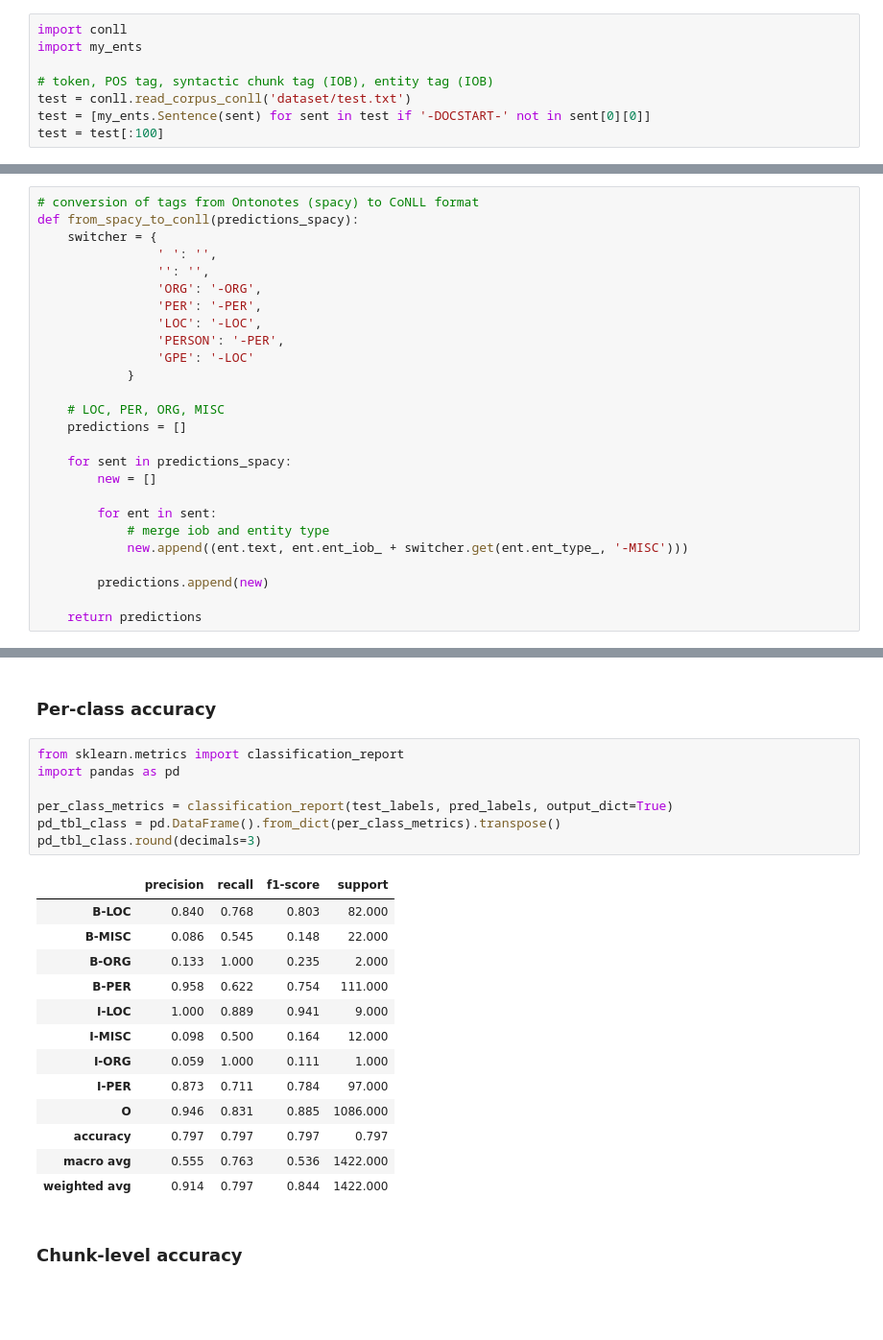
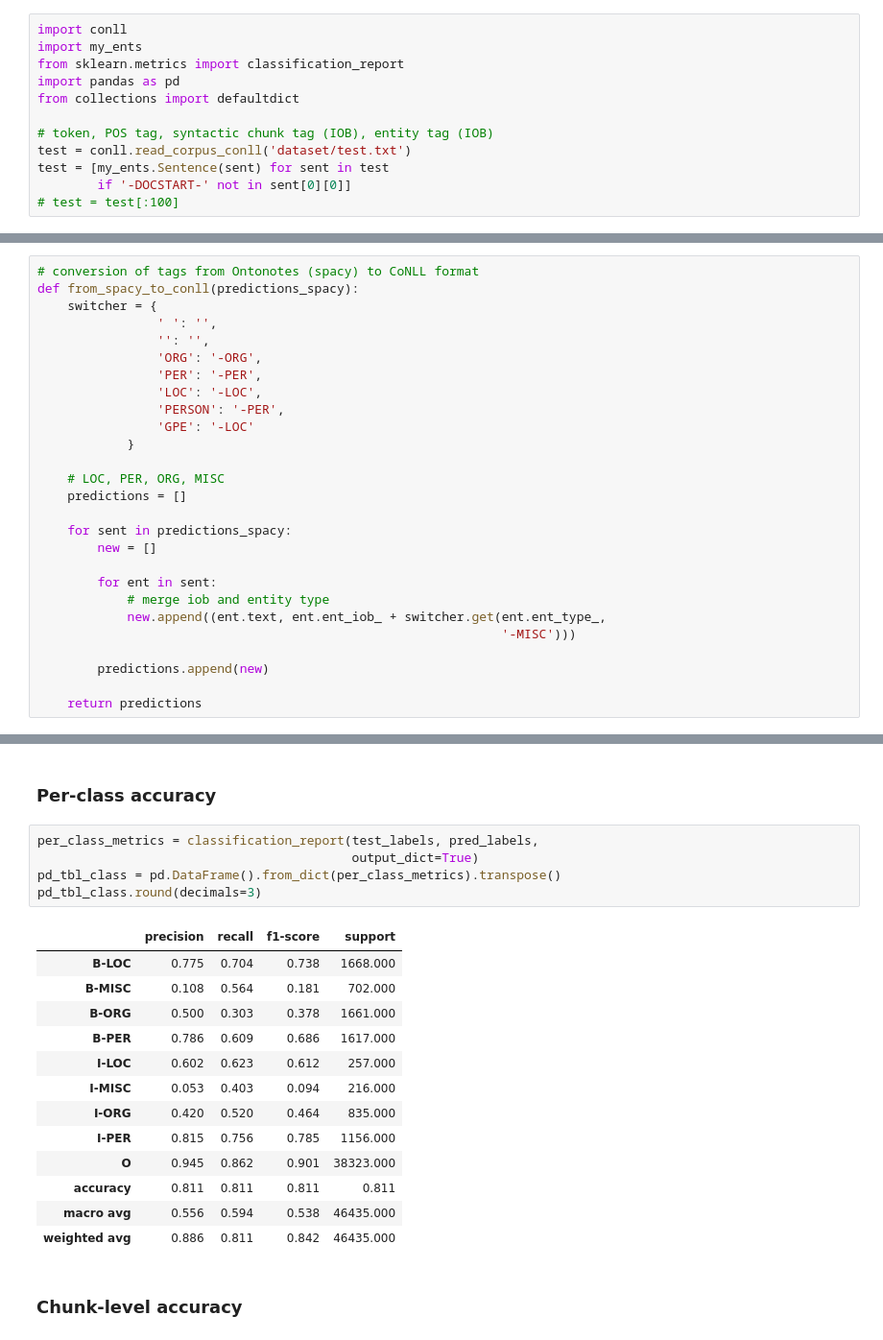
Before and after one commit to andrearigo-dev/nlu-assignment-2, a Jupyter notebook: assignment-2.ipynb, the cells around one changed output, grey strips where cells are left out. Shown at 96% size. Cells and saved outputs as stored; diff of their text form; blank space fills up the shorter version.

```diff
--- a/assignment-2.ipynb
+++ b/assignment-2.ipynb
@@ -24,11 +24,15 @@ The CoNLL-2003 shared task data files contain four columns separated by a single
 # %%
 import conll
 import my_ents
+from sklearn.metrics import classification_report
+import pandas as pd
+from collections import defaultdict
 
 # token, POS tag, syntactic chunk tag (IOB), entity tag (IOB)
 test = conll.read_corpus_conll('dataset/test.txt')
-test = [my_ents.Sentence(sent) for sent in test if '-DOCSTART-' not in sent[0][0]]
-test = test[:100]
+test = [my_ents.Sentence(sent) for sent in test
+        if '-DOCSTART-' not in sent[0][0]]
+# test = test[:100]
 # %% [markdown]
 # 0. Evaluate spaCy NER on CoNLL 2003 data (provided)
 - report token-level performance (per class and total)
@@ -58,7 +62,8 @@ def from_spacy_to_conll(predictions_spacy):
 
         for ent in sent:
             # merge iob and entity type
-            new.append((ent.text, ent.ent_iob_ + switcher.get(ent.ent_type_, '-MISC')))
+            new.append((ent.text, ent.ent_iob_ + switcher.get(ent.ent_type_,
+                                                              '-MISC')))
 
         predictions.append(new)
 
@@ -161,26 +138,24 @@ round(total_accuracy(pred_labels, test_labels), 3)
 # %% [markdown]
 ### Per-class accuracy
 # %%
-from sklearn.metrics import classification_report
-import pandas as pd
-
-per_class_metrics = classification_report(test_labels, pred_labels, output_dict=True)
+per_class_metrics = classification_report(test_labels, pred_labels,
+                                          output_dict=True)
 pd_tbl_class = pd.DataFrame().from_dict(per_class_metrics).transpose()
 pd_tbl_class.round(decimals=3)
 # %% [output]
 |  | precision | recall | f1-score | support |
-| B-LOC | 0.840 | 0.768 | 0.803 | 82.000 |
-| B-MISC | 0.086 | 0.545 | 0.148 | 22.000 |
-| B-ORG | 0.133 | 1.000 | 0.235 | 2.000 |
-| B-PER | 0.958 | 0.622 | 0.754 | 111.000 |
-| I-LOC | 1.000 | 0.889 | 0.941 | 9.000 |
-| I-MISC | 0.098 | 0.500 | 0.164 | 12.000 |
-| I-ORG | 0.059 | 1.000 | 0.111 | 1.000 |
-| I-PER | 0.873 | 0.711 | 0.784 | 97.000 |
-| O | 0.946 | 0.831 | 0.885 | 1086.000 |
-| accuracy | 0.797 | 0.797 | 0.797 | 0.797 |
-| macro avg | 0.555 | 0.763 | 0.536 | 1422.000 |
-| weighted avg | 0.914 | 0.797 | 0.844 | 1422.000 |
+| B-LOC | 0.775 | 0.704 | 0.738 | 1668.000 |
+| B-MISC | 0.108 | 0.564 | 0.181 | 702.000 |
+| B-ORG | 0.500 | 0.303 | 0.378 | 1661.000 |
+| B-PER | 0.786 | 0.609 | 0.686 | 1617.000 |
+| I-LOC | 0.602 | 0.623 | 0.612 | 257.000 |
+| I-MISC | 0.053 | 0.403 | 0.094 | 216.000 |
+| I-ORG | 0.420 | 0.520 | 0.464 | 835.000 |
+| I-PER | 0.815 | 0.756 | 0.785 | 1156.000 |
+| O | 0.945 | 0.862 | 0.901 | 38323.000 |
+| accuracy | 0.811 | 0.811 | 0.811 | 0.811 |
+| macro avg | 0.556 | 0.594 | 0.538 | 46435.000 |
+| weighted avg | 0.886 | 0.811 | 0.842 | 46435.000 |
 # %% [markdown]
 ### Chunk-level accuracy
 # %%
```
Also changed, not shown: parts of 8 cells of this notebook.
